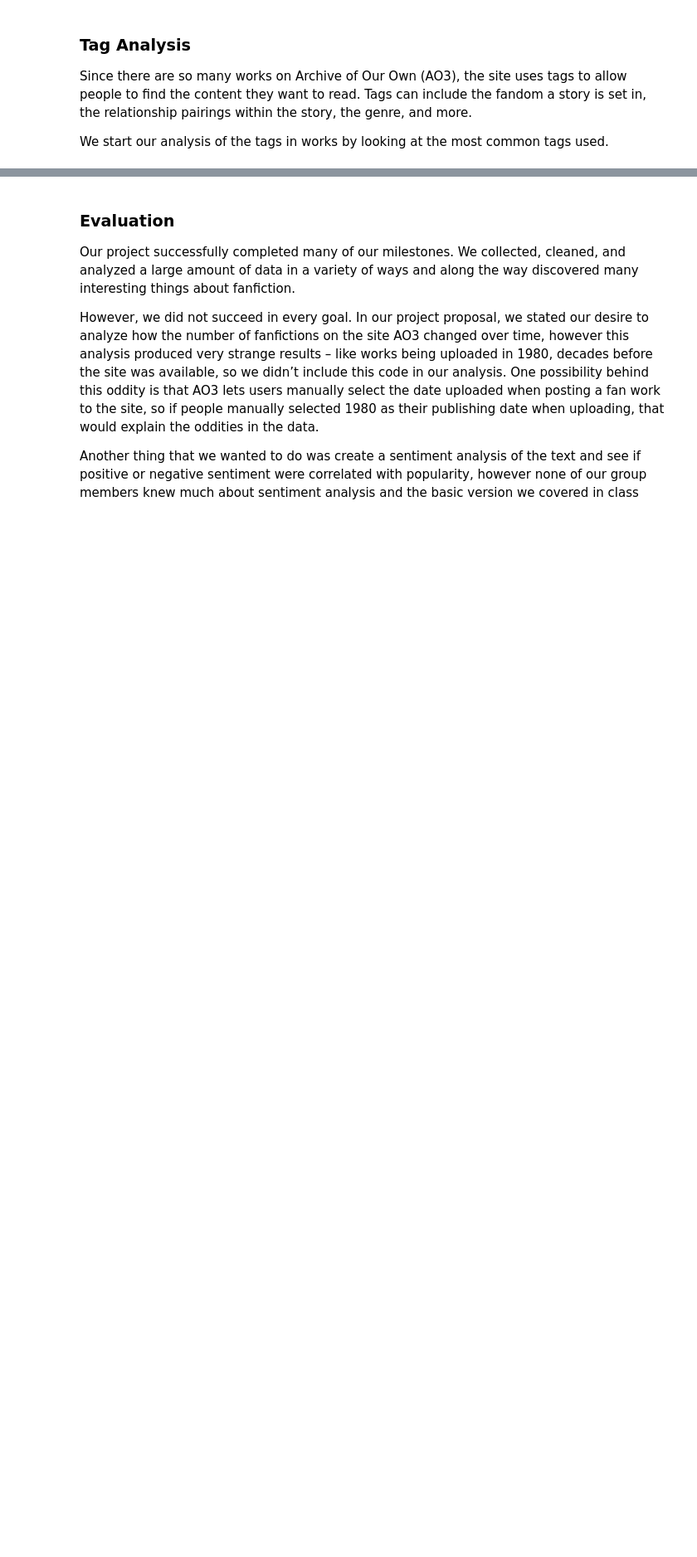
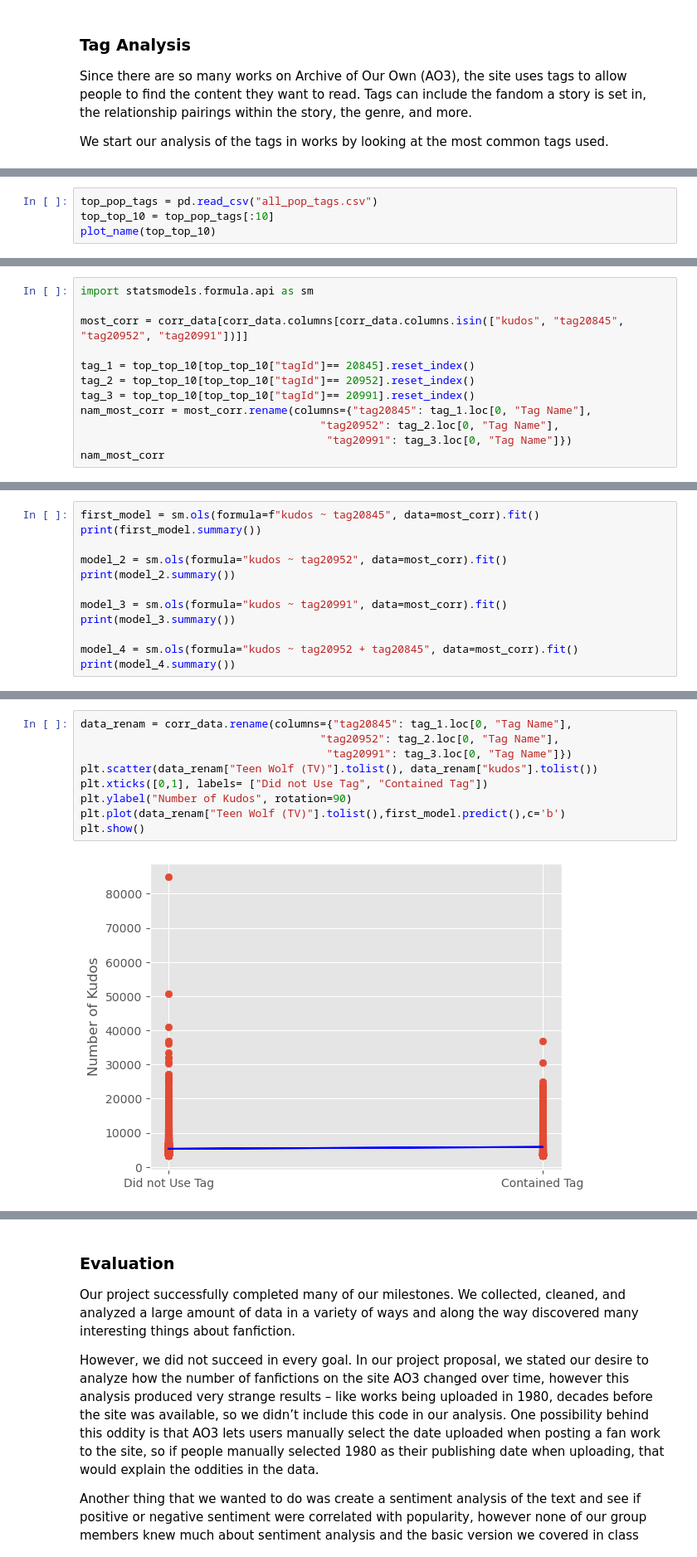
Before and after one commit to bekwashburn/COMP5360_Final_Project, a Jupyter notebook: COMP5360_data_CodeCat/First Milestone.ipynb, the cells around one changed output, grey strips where cells are left out. Shown at 83% size. Drawn from its saved outputs; the diff is of its cells as text; blank space fills up the shorter version.

```diff
--- a/COMP5360_data_CodeCat/First Milestone.ipynb
+++ b/COMP5360_data_CodeCat/First Milestone.ipynb
@@ -1024,0 +1019,4 @@ plot_name(top_top_30)
+# %%
+top_pop_tags = pd.read_csv("all_pop_tags.csv")
+top_top_10 = top_pop_tags[:10]
+plot_name(top_top_10)
@@ -1029,0 +1061,12 @@ With this note, we wondered if there was any correlation between these top tags,
+# %%
+import statsmodels.formula.api as sm
+
+most_corr = corr_data[corr_data.columns[corr_data.columns.isin(["kudos", "tag20845", "tag20952", "tag20991"])]]
+
+tag_1 = top_top_10[top_top_10["tagId"]== 20845].reset_index()
+tag_2 = top_top_10[top_top_10["tagId"]== 20952].reset_index()
+tag_3 = top_top_10[top_top_10["tagId"]== 20991].reset_index()
+nam_most_corr = most_corr.rename(columns={"tag20845": tag_1.loc[0, "Tag Name"],
+                                     "tag20952": tag_2.loc[0, "Tag Name"],
+                                      "tag20991": tag_3.loc[0, "Tag Name"]})
+nam_most_corr
@@ -1029,0 +1089,12 @@ With this note, we wondered if there was any correlation between these top tags,
+# %%
+first_model = sm.ols(formula=f"kudos ~ tag20845", data=most_corr).fit()
+print(first_model.summary())
+
+model_2 = sm.ols(formula="kudos ~ tag20952", data=most_corr).fit()
+print(model_2.summary())
+
+model_3 = sm.ols(formula="kudos ~ tag20991", data=most_corr).fit()
+print(model_3.summary())
+
+model_4 = sm.ols(formula="kudos ~ tag20952 + tag20845", data=most_corr).fit()
+print(model_4.summary())
@@ -1031,0 +1121,11 @@ By printing the top_40 data frame, we can see that 354 of the 469 works used the
+# %%
+data_renam = corr_data.rename(columns={"tag20845": tag_1.loc[0, "Tag Name"],
+                                     "tag20952": tag_2.loc[0, "Tag Name"],
+                                      "tag20991": tag_3.loc[0, "Tag Name"]})
+plt.scatter(data_renam["Teen Wolf (TV)"].tolist(), data_renam["kudos"].tolist())
+plt.xticks([0,1], labels= ["Did not Use Tag", "Contained Tag"])
+plt.ylabel("Number of Kudos", rotation=90)
+plt.plot(data_renam["Teen Wolf (TV)"].tolist(),first_model.predict(),c='b')
+plt.show()
+# %% [output]
+[figure, added]
```
Also changed, not shown: parts of 22 cells of this notebook, 1 other file.
